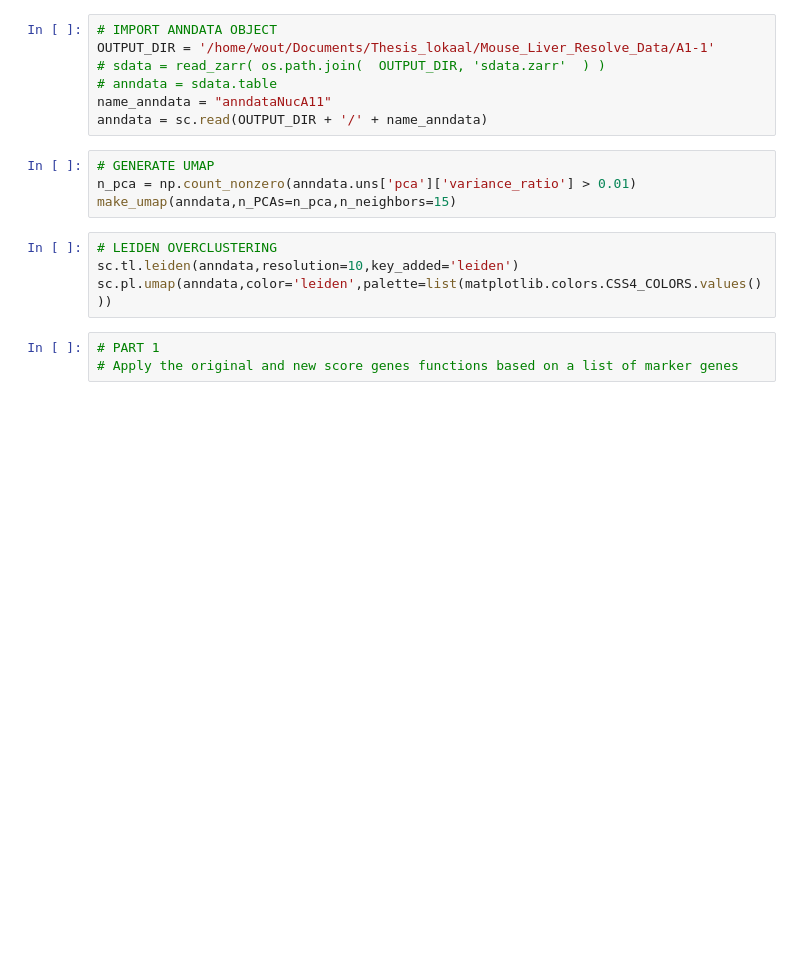
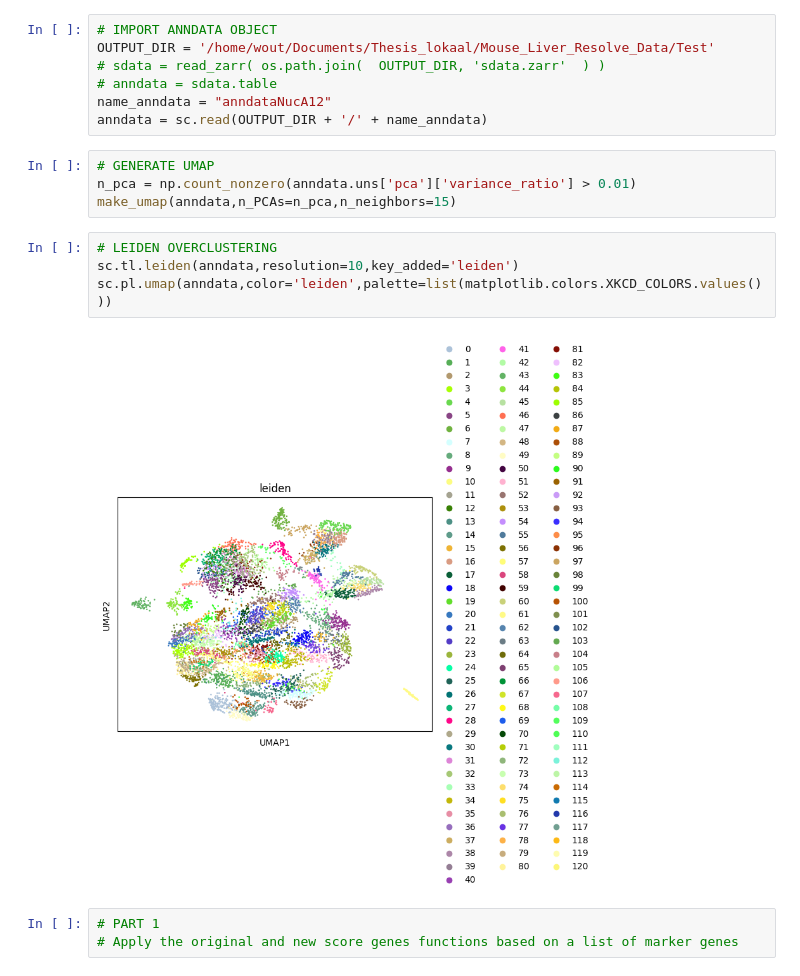
Before and after one commit to WoutVanhenden/Thesis, a Jupyter notebook: score_genes.ipynb, the cells around one changed output. Cells and saved outputs as stored; diff of their text form; blank space fills up the shorter version.

```diff
--- a/score_genes.ipynb
+++ b/score_genes.ipynb
@@ -22,9 +25,9 @@ warnings.simplefilter(action='ignore')
 # %%
 # IMPORT ANNDATA OBJECT
-OUTPUT_DIR = '/home/wout/Documents/Thesis_lokaal/Mouse_Liver_Resolve_Data/A1-1'
+OUTPUT_DIR = '/home/wout/Documents/Thesis_lokaal/Mouse_Liver_Resolve_Data/Test'
 # sdata = read_zarr( os.path.join(  OUTPUT_DIR, 'sdata.zarr'  ) )
 # anndata = sdata.table
-name_anndata = "anndataNucA11"
+name_anndata = "anndataNucA12"
 anndata = sc.read(OUTPUT_DIR + '/' + name_anndata)
 # %%
 # GENERATE UMAP
@@ -33,7 +36,9 @@ make_umap(anndata,n_PCAs=n_pca,n_neighbors=15)
 # %%
 # LEIDEN OVERCLUSTERING
 sc.tl.leiden(anndata,resolution=10,key_added='leiden')
-sc.pl.umap(anndata,color='leiden',palette=list(matplotlib.colors.CSS4_COLORS.values()))
+sc.pl.umap(anndata,color='leiden',palette=list(matplotlib.colors.XKCD_COLORS.values()))
+# %% [output]
+[figure, added]
 # %%
 # PART 1
 # Apply the original and new score genes functions based on a list of marker genes
```
Also changed, not shown: parts of 12 cells of this notebook, 1 other file.
